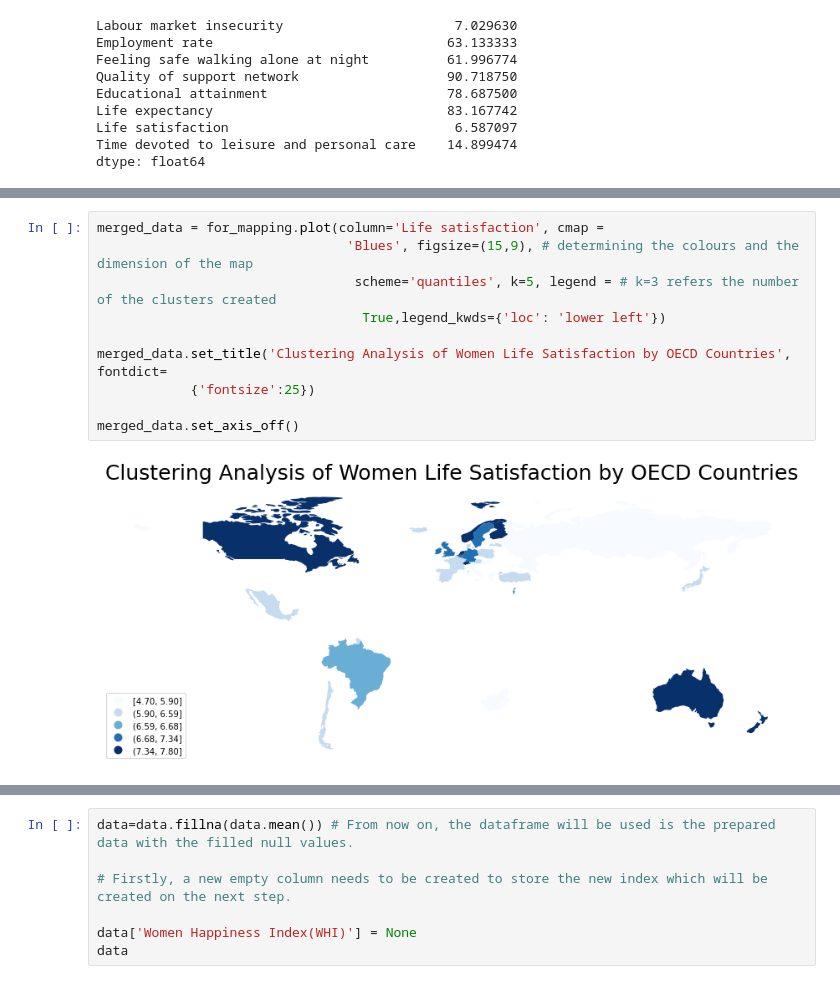
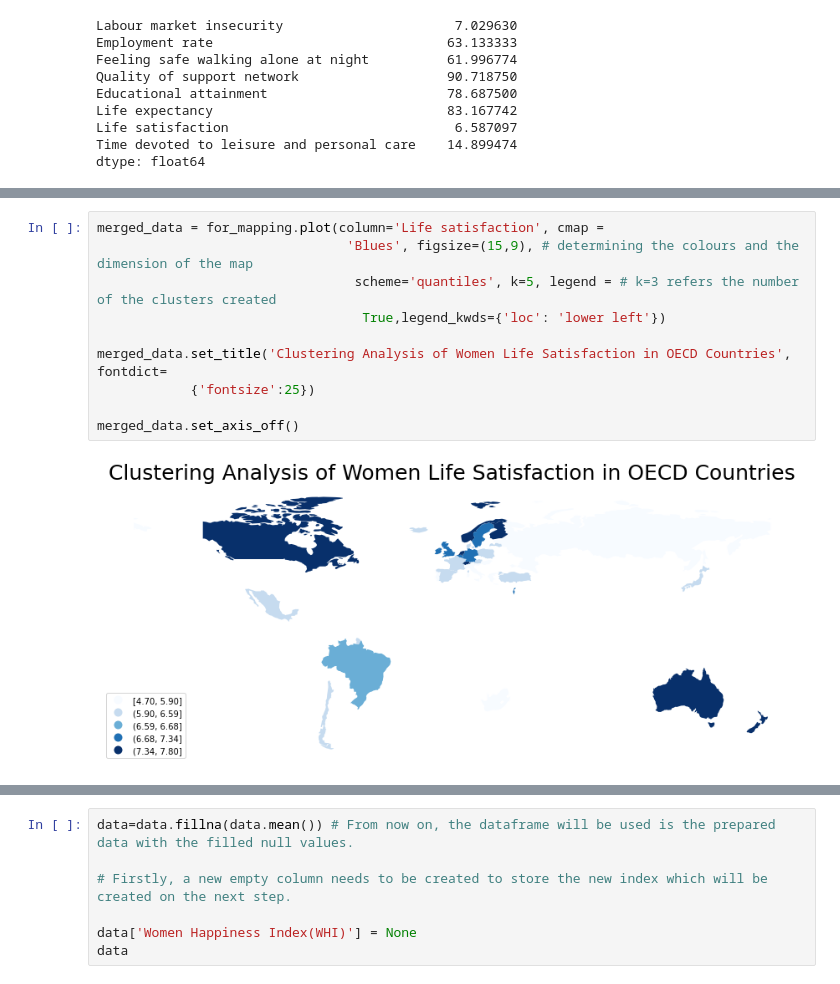
Before and after one commit to niliokur/niliokur_analysis, a Jupyter notebook: Project 1_Women Happiness Index(WHI) Analysis in OECD Countries by Python/Women Happiness Index(WHI) Analysis in OECD Countries by Python .ipynb, the cells around one changed output, grey strips where cells are left out. Saved outputs shown, nothing was run; the diff lists cells and outputs as text.

```diff
--- a/Project 1_Women Happiness Index(WHI) Analysis in OECD Countries by Python/Women Happiness Index(WHI) Analysis in OECD Countries by Python .ipynb
+++ b/Project 1_Women Happiness Index(WHI) Analysis in OECD Countries by Python/Women Happiness Index(WHI) Analysis in OECD Countries by Python .ipynb
@@ -125,15 +125,15 @@ memory usage: 4.2+ KB
 # %%
 merged_data = for_mapping.plot(column='Life satisfaction', cmap =
                                 'Blues', figsize=(15,9), # determining the colours and the dimension of the map
                                  scheme='quantiles', k=5, legend = # k=3 refers the number of the clusters created
                                   True,legend_kwds={'loc': 'lower left'})
 
-merged_data.set_title('Clustering Analysis of Women Life Satisfaction by OECD Countries', fontdict=
+merged_data.set_title('Clustering Analysis of Women Life Satisfaction in OECD Countries', fontdict=
             {'fontsize':25})
 
 merged_data.set_axis_off()
 # %% [output]
-[figure, old version]
+[figure, new version]
 # %%
 merged_data = for_mapping.plot(column='Feeling safe walking alone at night', cmap =
                                 'Greens', figsize=(15,9),
```
Also changed, not shown: parts of 1 cell of this notebook.
